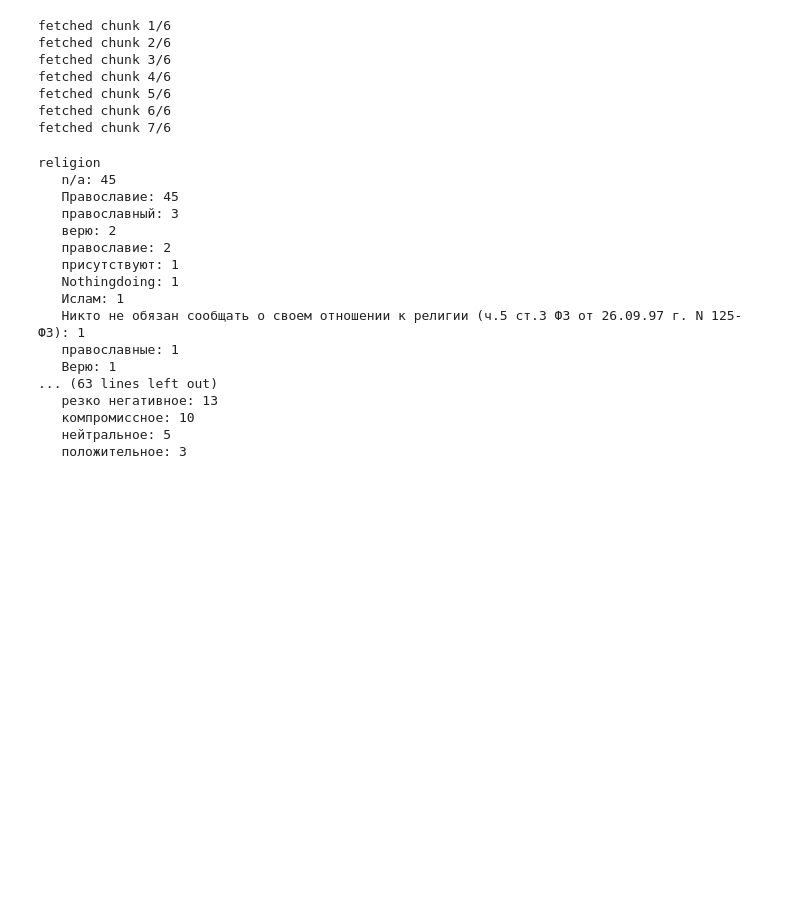
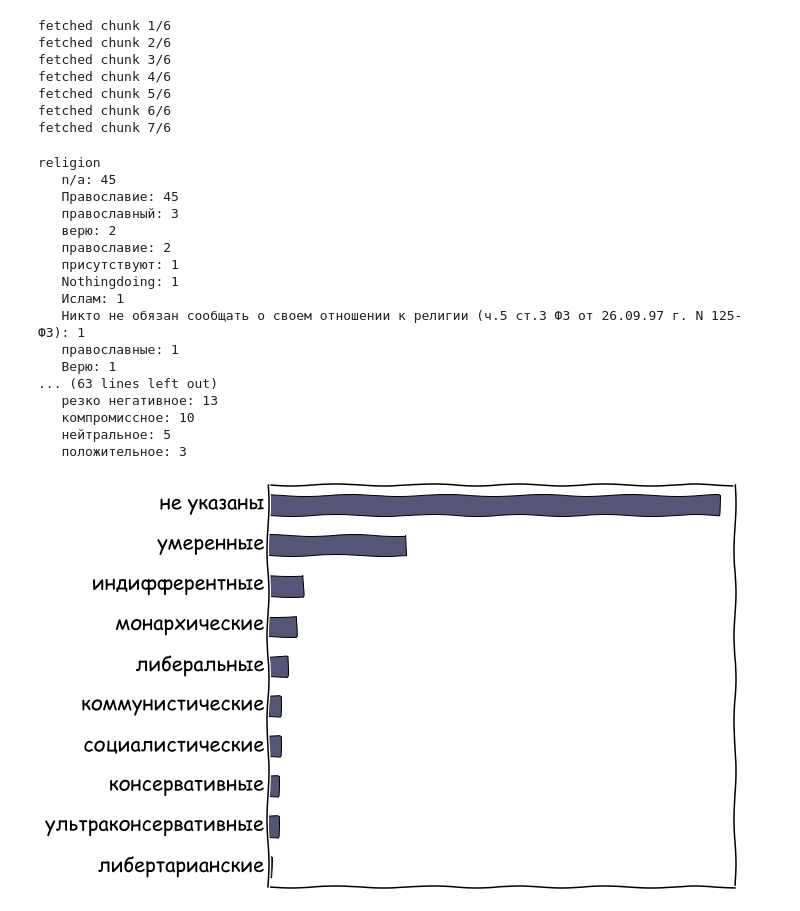
Before and after one commit to alwx/police-analytics, a Jupyter notebook: Interests analysis.ipynb, the cells around one changed output. Cells and saved outputs as stored; diff of their text form; code cells hidden in the pictures; blank space fills up the shorter version.

Commit message:
add plots of police interests

```diff
--- a/Interests analysis.ipynb
+++ b/Interests analysis.ipynb
@@ -56,13 +56,13 @@ int_to_str_mappings = {
                 3: u"нейтральное",
                 4: u"компромиссное",
                 5: u"положительное",
-                'n/a': 'n/a'},
+                'n/a': u'не указано'},
     'smoking': {1: u"резко негативное",
                 2: u"негативное",
                 3: u"нейтральное",
                 4: u"компромиссное",
                 5: u"положительное",
-                'n/a': 'n/a'},
+                'n/a': u'не указано'},
     'political': {1: u"коммунистические",
                   2: u"социалистические",
                   3: u"умеренные",
@@ -72,7 +72,7 @@ int_to_str_mappings = {
                   7: u"ультраконсервативные",
                   8: u"индифферентные",
                   9: u"либертарианские",
-                  'n/a': 'n/a'}}
+                  'n/a': u'не указаны'}}
 
 n = 0
 for user in all_interests_data:
@@ -113,0 +151,36 @@ religion
+# %%
+%matplotlib inline
+
+counter_key = 'political'
+counter = counters['political']
+data = counter.most_common()
+data.reverse()
+
+df = pd.DataFrame(data=[x[1] for x in data], index=[int_to_str_mappings['political'][x[0]] for x in data])
+
+p = df.plot(kind='barh', color='#555577', legend=False)
+
+plt.xkcd()
+
+matplotlib.rc('xtick', labelsize=0)
+matplotlib.rc('ytick', labelsize=20)
+
+plt.tick_params(
+    axis='x',          # changes apply to the x-axis
+    which='both',      # both major and minor ticks are affected
+    bottom='off',      # ticks along the bottom edge are off
+    top='off',         # ticks along the top edge are off
+    labelbottom='off') # labels along the bottom edge are off
+plt.tick_params(
+    axis='y',          # changes apply to the x-axis
+    which='both',      # both major and minor ticks are affected
+    left='off',      # ticks along the bottom edge are off
+    right='off') # labels along the bottom edge are off
+
+p.set_xlabel("")
+p.set_ylabel("")
+p.get_figure().set_size_inches(10, )
+p.get_figure().tight_layout()
+p.get_figure().savefig('images/personal_{}_police.png'.format(counter_key), dpi=100)
+# %% [output]
+[figure, added]
```
Also changed, not shown: parts of 5 cells of this notebook, 3 other files.
